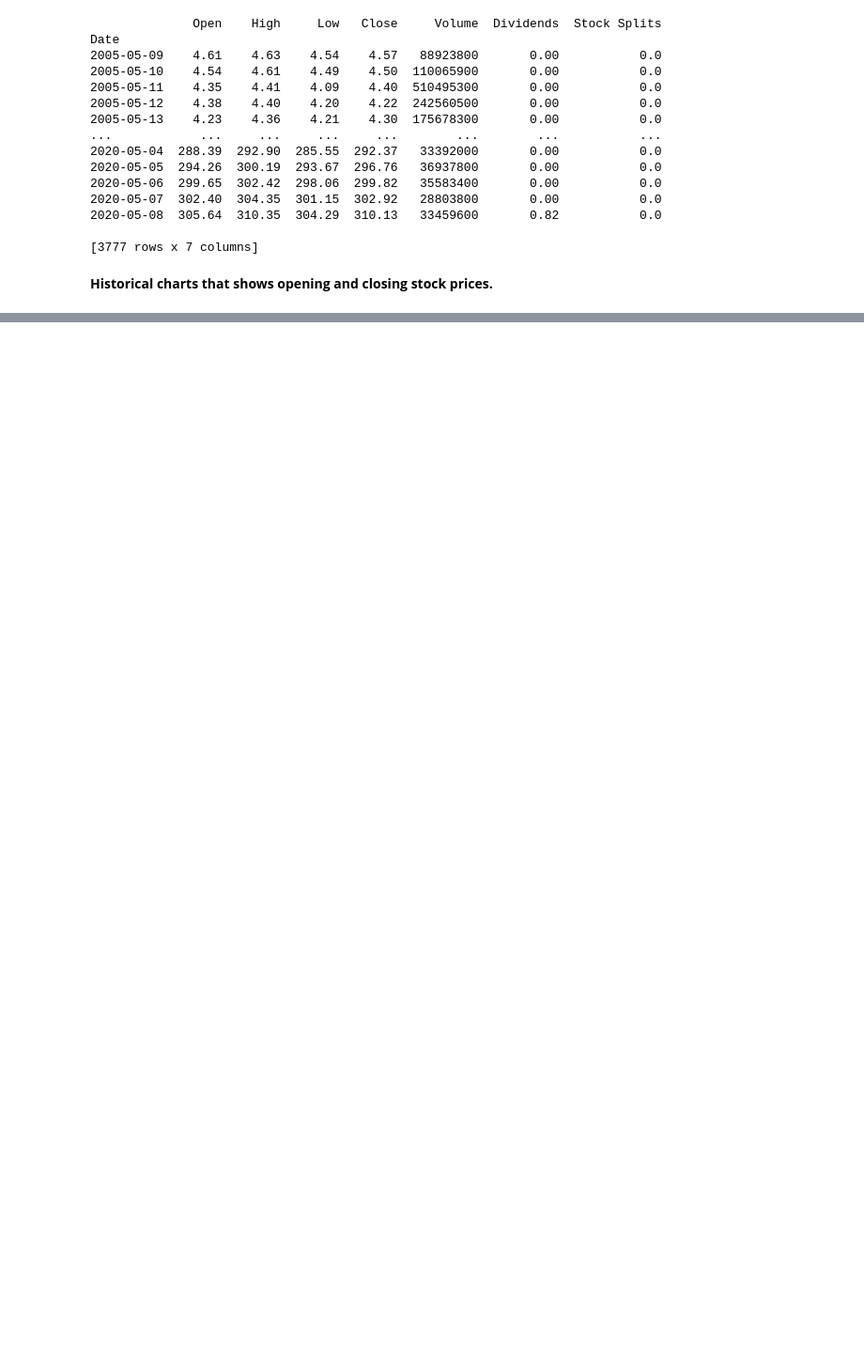
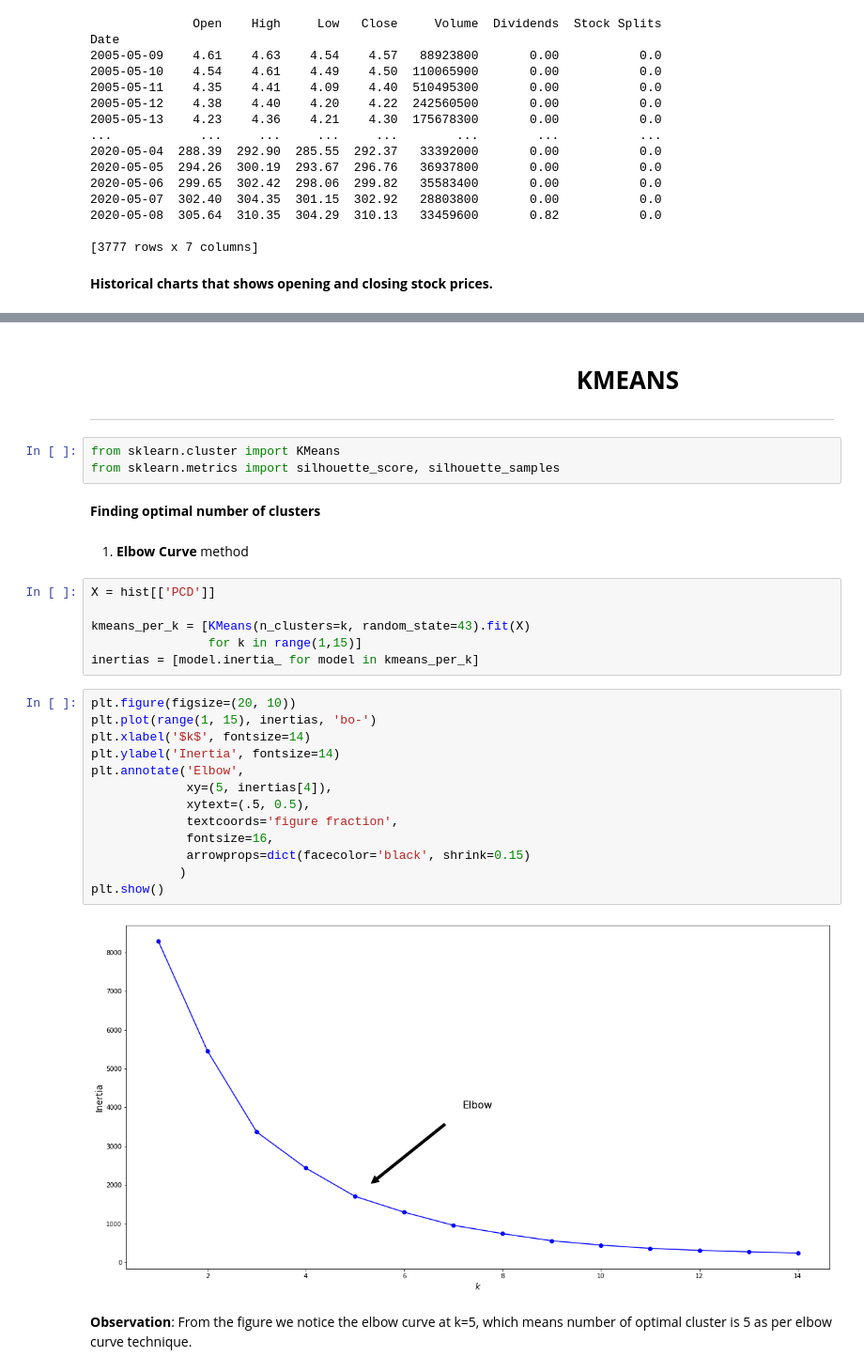
Before and after one commit to shressujan/stocks, a Jupyter notebook: stocks_analysis.ipynb, the cells around one changed output, grey strips where cells are left out. Shown: that part at 94% size. Cells and saved outputs as stored; diff of their text form; blank space fills up the shorter version.

```diff
--- a/stocks_analysis.ipynb
+++ b/stocks_analysis.ipynb
@@ -74,0 +99,36 @@ plt.plot(hist['Close'], color='red')
+# %% [markdown]
+# &emsp;&emsp;&emsp;&emsp;&emsp;&emsp;&emsp;&emsp;&emsp;&emsp;&emsp;&emsp;&emsp;&emsp;&emsp;&emsp;&emsp;&emsp;&emsp;&emsp;**KMEANS**
+
+---
+# %%
+from sklearn.cluster import KMeans
+from sklearn.metrics import silhouette_score, silhouette_samples
+# %% [markdown]
+**Finding optimal number of clusters**
+# %% [markdown]
+
+
+1.   **Elbow Curve** method
+# %%
+X = hist[['PCD']]
+
+kmeans_per_k = [KMeans(n_clusters=k, random_state=43).fit(X)
+                for k in range(1,15)]
+inertias = [model.inertia_ for model in kmeans_per_k]
+# %%
+plt.figure(figsize=(20, 10))
+plt.plot(range(1, 15), inertias, 'bo-')
+plt.xlabel('$k$', fontsize=14)
+plt.ylabel('Inertia', fontsize=14)
+plt.annotate('Elbow',
+             xy=(5, inertias[4]),
+             xytext=(.5, 0.5),
+             textcoords='figure fraction',
+             fontsize=16,
+             arrowprops=dict(facecolor='black', shrink=0.15)
+            )
+plt.show()
+# %% [output]
+[figure, added]
+# %% [markdown]
+**Observation**: From the figure we notice the elbow curve at k=5, which means number of optimal cluster is 5 as per elbow curve technique.
```
Also changed, not shown: parts of 7 cells of this notebook.
